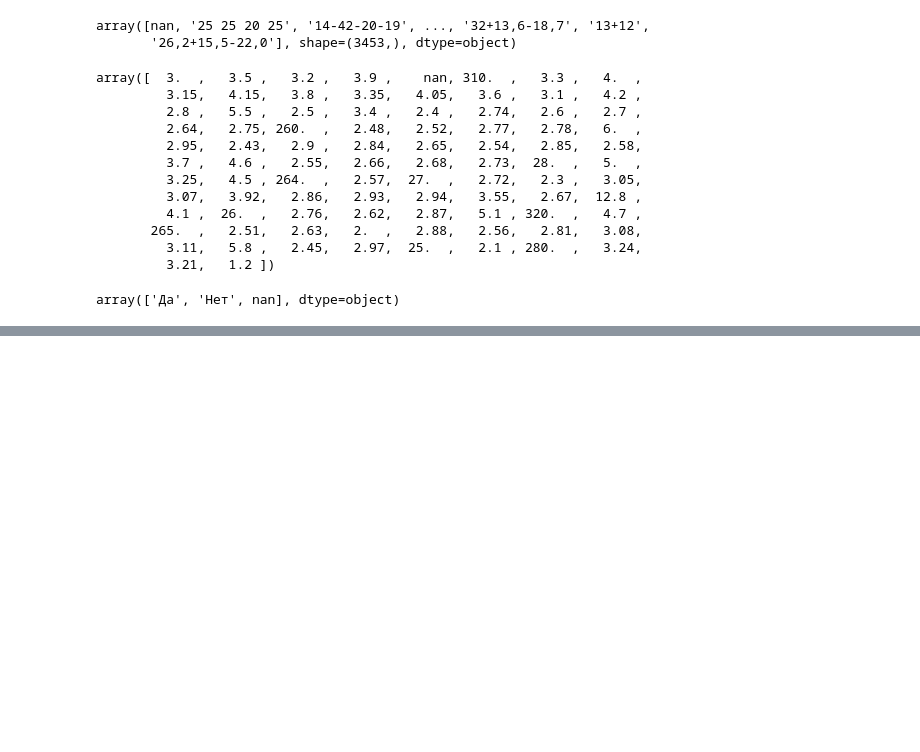
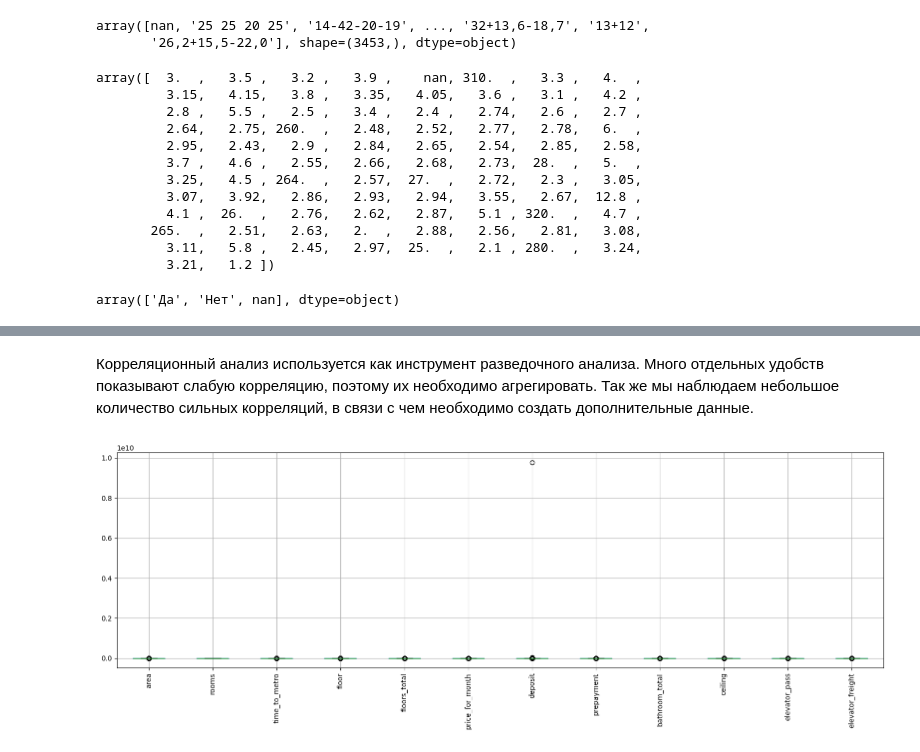
Before and after one commit to Lesia-Alba/real_estate_rent, a Jupyter notebook: notebooks/preprocessing.ipynb, the cells around one changed output, grey strips where cells are left out. Cells and saved outputs as stored; diff of their text form; code cells hidden in the pictures; blank space fills up the shorter version.

```diff
--- a/notebooks/preprocessing.ipynb
+++ b/notebooks/preprocessing.ipynb
@@ -380,0 +395,15 @@ df.to_csv("../data/cleaned_data.csv", index=False, encoding="utf-8-sig")
+# %% [markdown]
+Корреляционный анализ используется как инструмент разведочного анализа. Много отдельных удобств показывают слабую корреляцию, поэтому их необходимо агрегировать. Так же мы наблюдаем небольшое количество сильных корреляций, в связи с чем необходимо создать дополнительные данные.
+# %%
+# Смотрим на и выбираем только числовые колонки, исключая id и бинарные
+exclude = ['ID  объявления', 'Unnamed: 0']
+num_cols = df.select_dtypes(include=['int64', 'float64']).columns
+
+num_cols = [col for col in num_cols if col not in exclude and df[col].nunique() > 5]
+
+plt.figure(figsize=(16, 6))
+df[num_cols].boxplot(rot=90)
+plt.tight_layout()
+plt.show()
+# %% [output]
+[figure, added]
```
Also changed, not shown: parts of 21 cells of this notebook, 2 other files.
